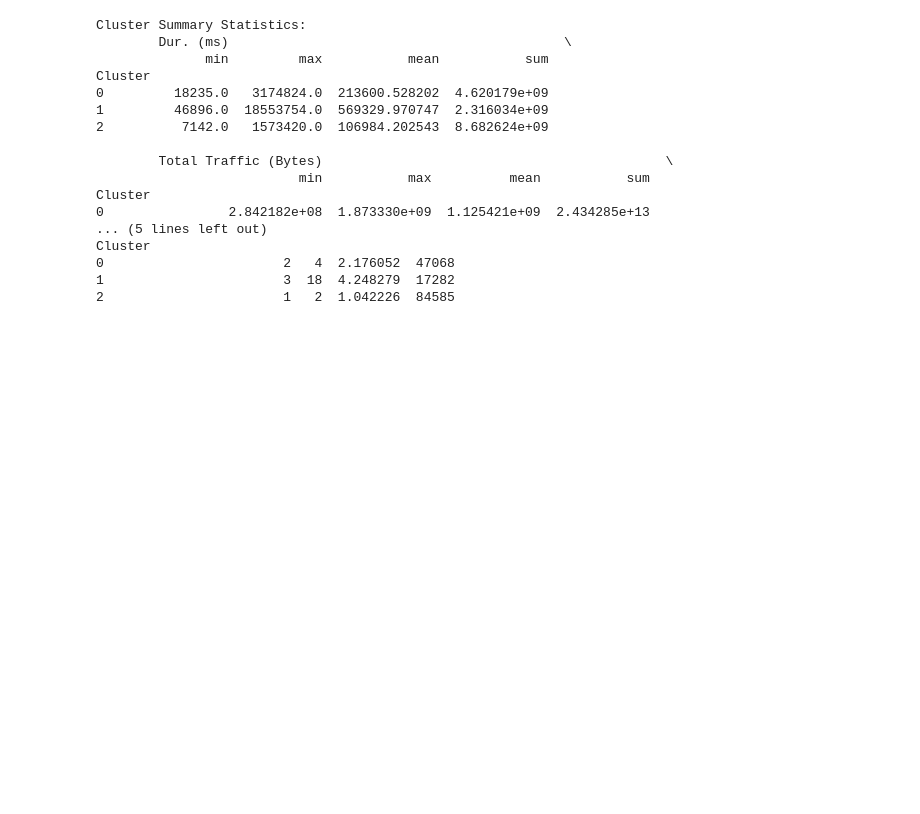
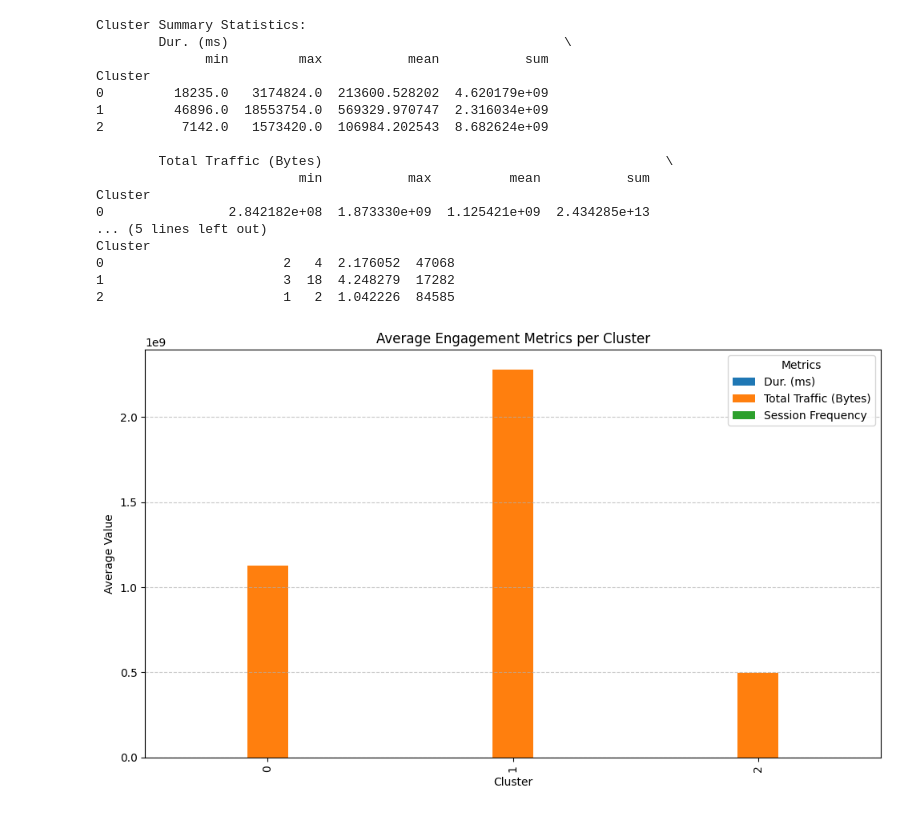
Before and after one commit to YonInsights/Telecom-User-Analysis-and-Dashboard-Development, a Jupyter notebook: notebooks/User_Engagement_Analysis.ipynb, the cells around one changed output. Drawn from its saved outputs; the diff is of its cells as text; code cells hidden in the pictures; blank space fills up the shorter version.

```diff
--- a/notebooks/User_Engagement_Analysis.ipynb
+++ b/notebooks/User_Engagement_Analysis.ipynb
@@ -175,3 +178,11 @@ Cluster
 0                       2   4  2.176052  47068
 1                       3  18  4.248279  17282
 2                       1   2  1.042226  84585
+# %%
+# Metrics to visualize
+metrics = ['Dur. (ms)', 'Total Traffic (Bytes)', 'Session Frequency']
+
+# Call the plotting function
+plot_cluster_metrics(aggregated_metrics, metrics)
+# %% [output]
+[figure, added]
```
Also changed, not shown: parts of 16 cells of this notebook, 1 other file.
